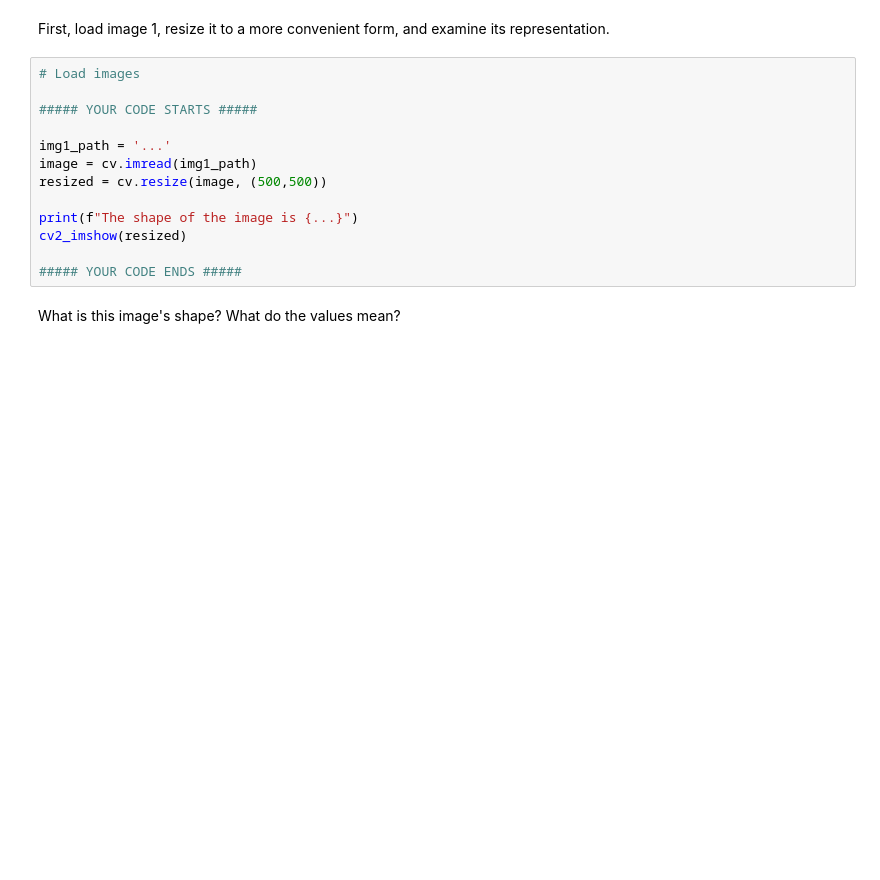
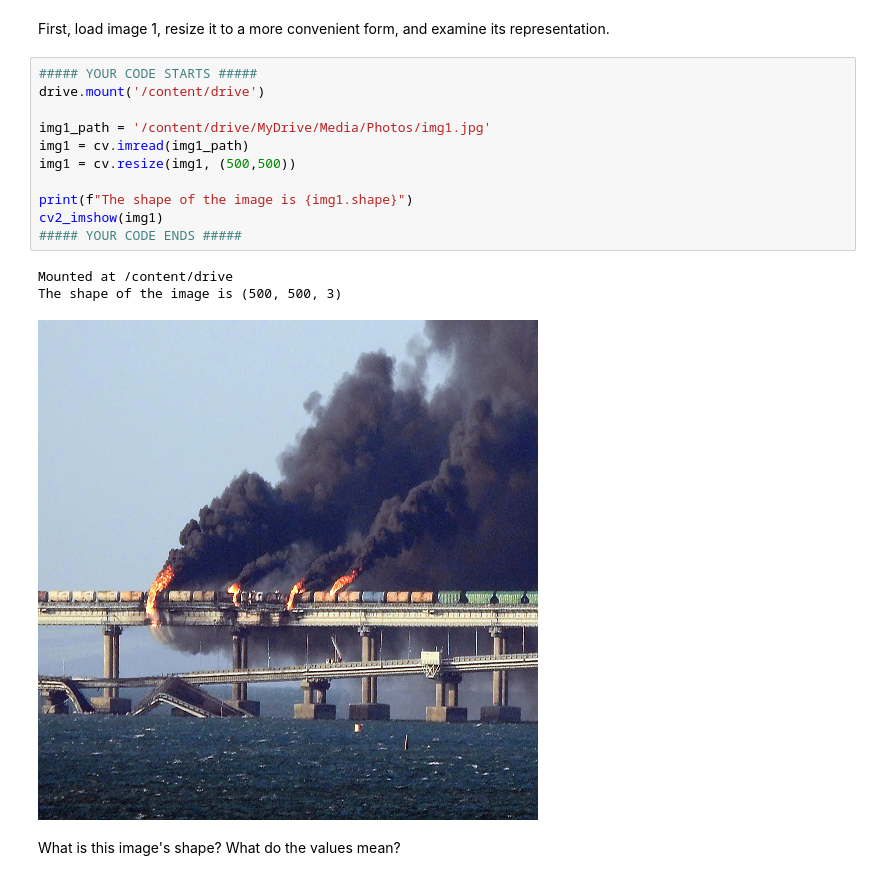
Before and after one commit to frezario/lab1_la, a Jupyter notebook: LA_Lab_1_2023.ipynb, the cells around one changed output. Drawn from its saved outputs; the diff is of its cells as text; blank space fills up the shorter version.

```diff
--- a/LA_Lab_1_2023.ipynb
+++ b/LA_Lab_1_2023.ipynb
@@ -36,18 +37,20 @@ Each linear transformation can be represented as a matrix. In case of an image l
 # %% [markdown]
 First, load image 1, resize it to a more convenient form, and examine its representation.
 # %%
-# Load images
+##### YOUR CODE STARTS #####
+drive.mount('/content/drive')
 
-##### YOUR CODE STARTS #####
+img1_path = '/content/drive/MyDrive/Media/Photos/img1.jpg'
+img1 = cv.imread(img1_path)
+img1 = cv.resize(img1, (500,500))
 
-img1_path = '...'
-image = cv.imread(img1_path)
-resized = cv.resize(image, (500,500))
-
-print(f"The shape of the image is {...}")
-cv2_imshow(resized)
-
+print(f"The shape of the image is {img1.shape}")
+cv2_imshow(img1)
 ##### YOUR CODE ENDS #####
+# %% [output]
+Mounted at /content/drive
+The shape of the image is (500, 500, 3)
+[figure, added]
 # %% [markdown]
  What is this image's shape? What do the values mean?
 # %% [markdown]
```
Also changed, not shown: parts of 18 cells of this notebook.
